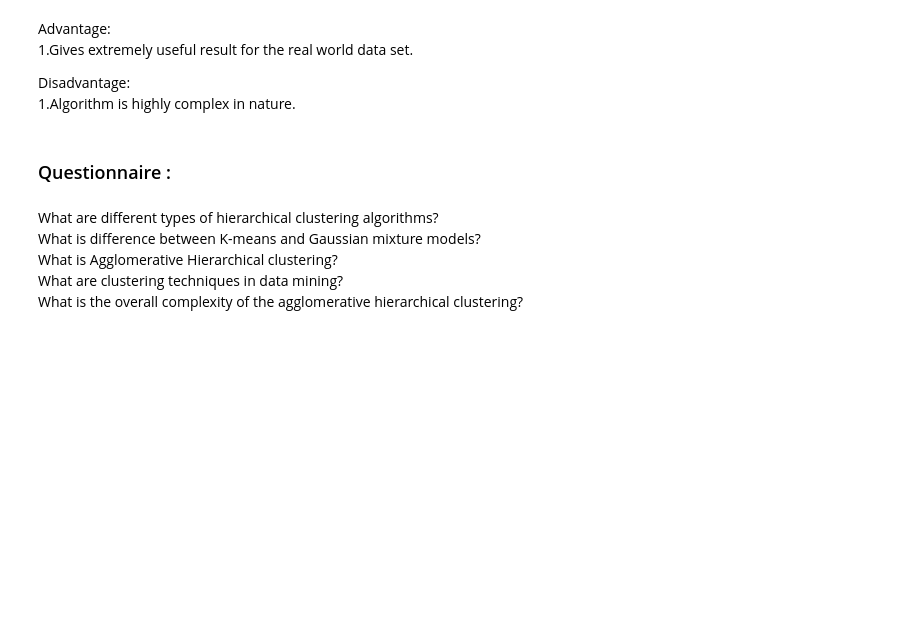
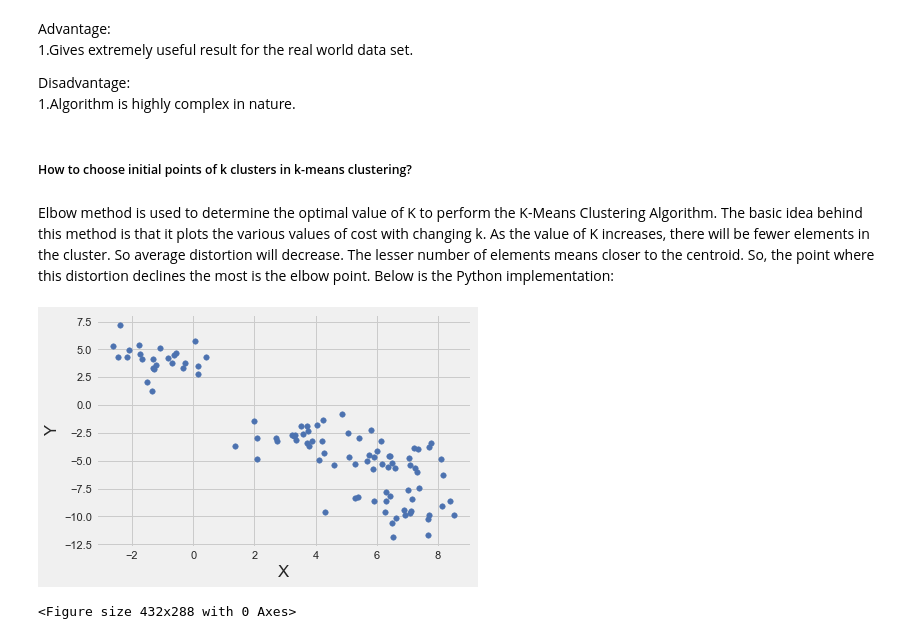
Before and after one commit to ebi-byte/kt, a Jupyter notebook: unsupervised_ML/Clustering.ipynb, the cells around one changed output. Saved outputs shown, nothing was run; the diff lists cells and outputs as text; code cells hidden in the pictures; blank space fills up the shorter version.

```diff
--- a/unsupervised_ML/Clustering.ipynb
+++ b/unsupervised_ML/Clustering.ipynb
@@ -433,11 +433,31 @@ Advantage:
 
 Disadvantage:
 1.Algorithm is highly complex in nature.
-# %% [markdown]
-### Questionnaire :
-# %% [markdown]
-What are different types of hierarchical clustering algorithms?
-What is difference between K-means and Gaussian mixture models?
-What is Agglomerative Hierarchical clustering?
-What are clustering techniques in data mining?
-What is the overall complexity of the agglomerative hierarchical clustering?
+# %% [markdown]
+##### How to choose initial points of k clusters in k-means clustering?
+# %% [markdown]
+Elbow method is used to determine the optimal value of K to perform the K-Means Clustering Algorithm. The basic idea behind this method is that it plots the various values of cost with changing k. As the value of K increases, there will be fewer elements in the cluster. So average distortion will decrease. The lesser number of elements means closer to the centroid. So, the point where this distortion declines the most is the elbow point. Below is the Python implementation:
+# %%
+import matplotlib.pyplot as plt
+from matplotlib import style
+from sklearn.cluster import KMeans
+from sklearn.datasets.samples_generator import make_blobs
+
+style.use("fivethirtyeight")
+
+# make_blobs() is used to generate sample points
+# around c centers (randomly chosen)
+X, y = make_blobs(n_samples = 100, centers = 4,
+                cluster_std = 1, n_features = 2)
+
+plt.scatter(X[:, 0], X[:, 1], s = 30, color ='b')
+
+# label the axes
+plt.xlabel('X')
+plt.ylabel('Y')
+
+plt.show()
+plt.clf() # clear the figure
+# %% [output]
+[figure, added]
+<Figure size 432x288 with 0 Axes>
```
Also changed, not shown: parts of 20 cells of this notebook, 1 other file.
